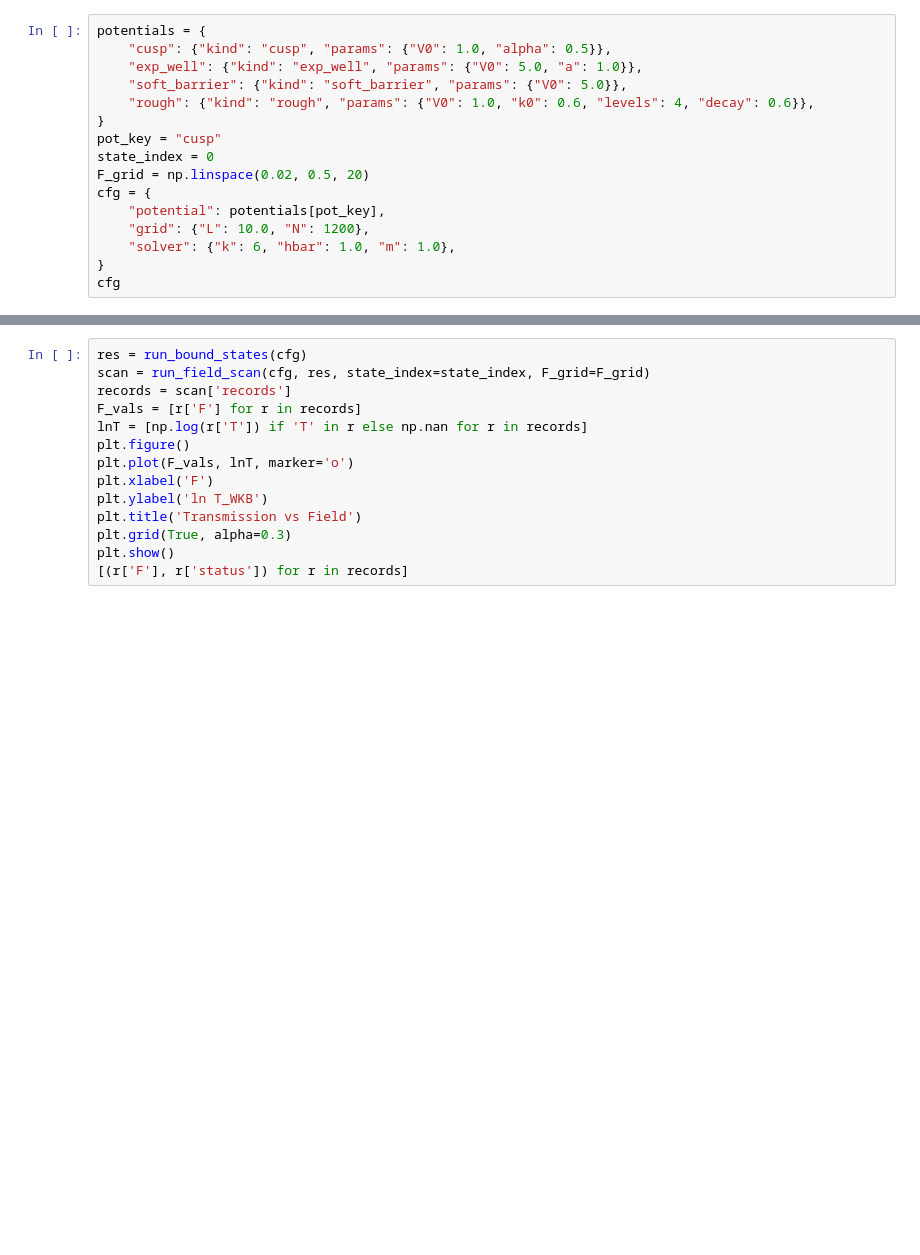
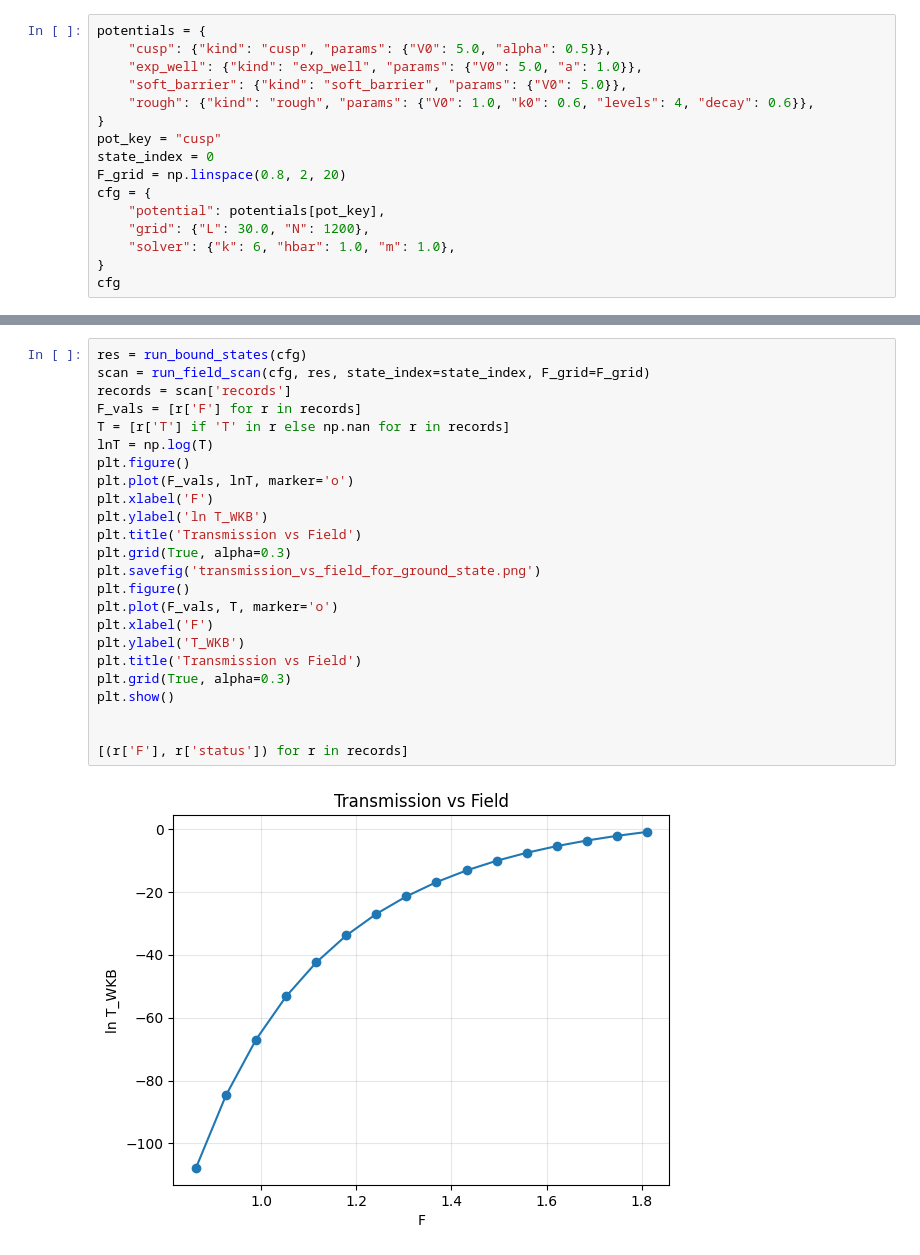
Before and after one commit to POPCORNBOOM/Project-Tunneling-in-Exotic-Quantum-Potentials, a Jupyter notebook: part_c_field_scan.ipynb, the cells around one changed output, grey strips where cells are left out. Cells and saved outputs as stored; diff of their text form; blank space fills up the shorter version.

```diff
--- a/part_c_field_scan.ipynb
+++ b/part_c_field_scan.ipynb
@@ -7,16 +9,16 @@ from quantum_tunneling.viz import plot_turning_points
 # %%
 potentials = {
-    "cusp": {"kind": "cusp", "params": {"V0": 1.0, "alpha": 0.5}},
+    "cusp": {"kind": "cusp", "params": {"V0": 5.0, "alpha": 0.5}},
     "exp_well": {"kind": "exp_well", "params": {"V0": 5.0, "a": 1.0}},
     "soft_barrier": {"kind": "soft_barrier", "params": {"V0": 5.0}},
     "rough": {"kind": "rough", "params": {"V0": 1.0, "k0": 0.6, "levels": 4, "decay": 0.6}},
 }
 pot_key = "cusp"
 state_index = 0
-F_grid = np.linspace(0.02, 0.5, 20)
+F_grid = np.linspace(0.8, 2, 20)
 cfg = {
     "potential": potentials[pot_key],
-    "grid": {"L": 10.0, "N": 1200},
+    "grid": {"L": 30.0, "N": 1200},
     "solver": {"k": 6, "hbar": 1.0, "m": 1.0},
 }
 cfg
@@ -23,14 +29,26 @@ cfg
 # %%
 res = run_bound_states(cfg)
 scan = run_field_scan(cfg, res, state_index=state_index, F_grid=F_grid)
 records = scan['records']
 F_vals = [r['F'] for r in records]
-lnT = [np.log(r['T']) if 'T' in r else np.nan for r in records]
+T = [r['T'] if 'T' in r else np.nan for r in records]
+lnT = np.log(T)
 plt.figure()
 plt.plot(F_vals, lnT, marker='o')
 plt.xlabel('F')
 plt.ylabel('ln T_WKB')
 plt.title('Transmission vs Field')
 plt.grid(True, alpha=0.3)
+plt.savefig('transmission_vs_field_for_ground_state.png')
+plt.figure()
+plt.plot(F_vals, T, marker='o')
+plt.xlabel('F')
+plt.ylabel('T_WKB')
+plt.title('Transmission vs Field')
+plt.grid(True, alpha=0.3)
 plt.show()
+
+
 [(r['F'], r['status']) for r in records]
+# %% [output]
+[figure, added]
```
Also changed, not shown: parts of 6 cells of this notebook, 12 other files.
